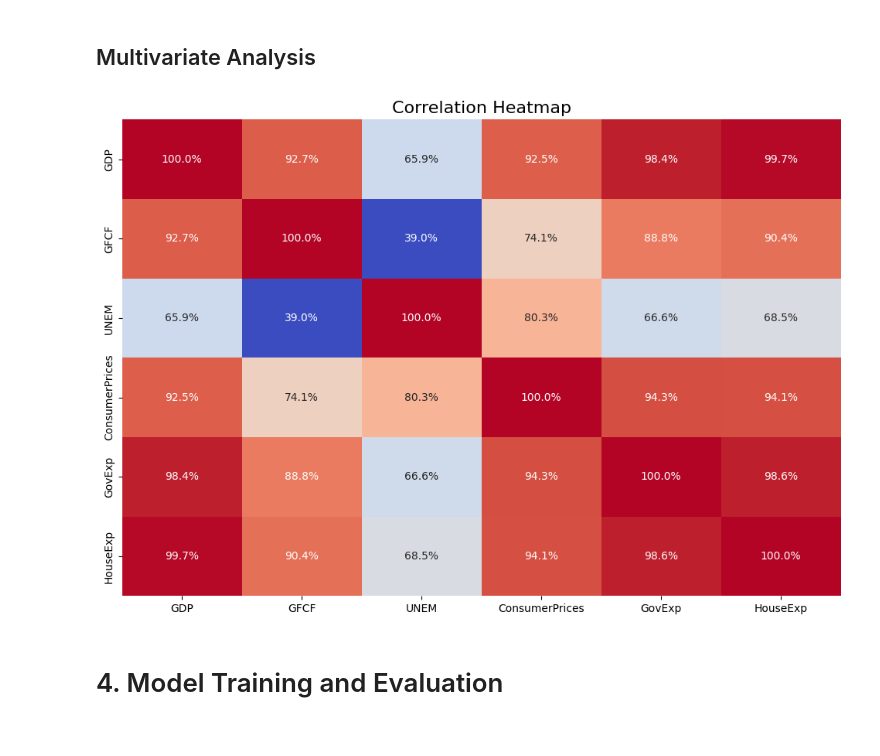
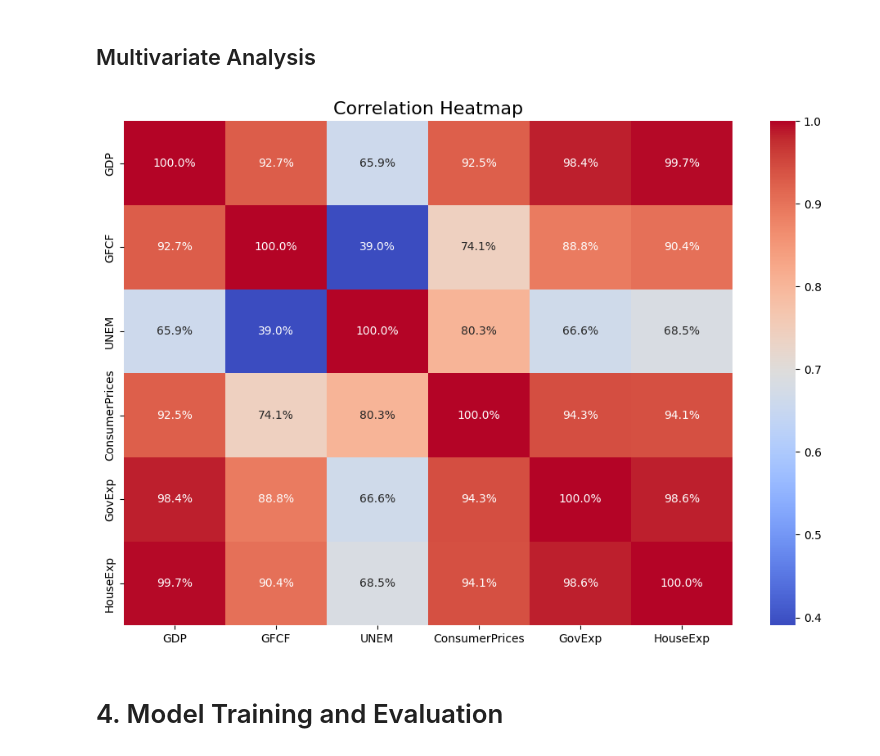
Before and after one commit to Mdhlalose/sarb-data-science-exercise, a Jupyter notebook: code.ipynb, the cells around one changed output. Saved outputs shown, nothing was run; the diff lists cells and outputs as text; code cells hidden in the pictures.

```diff
--- a/code.ipynb
+++ b/code.ipynb
@@ -250,12 +253,12 @@ for col in features:
 # %% [markdown]
 ## Multivariate Analysis
 # %%
-corr_matrix = df.drop(columns='Date').corr()
+corr_matrix = cleaned_df.drop(columns='Date').corr()
 plt.figure(figsize=(12, 8))
-sns.heatmap(corr_matrix, annot=True, cmap='coolwarm', fmt='.1%', cbar=False)
+sns.heatmap(corr_matrix, annot=True, cmap='coolwarm', fmt='.1%', cbar=True)
 plt.title('Correlation Heatmap', fontsize=16)
 plt.show()
 # %% [output]
-[figure, old version]
+[figure, new version]
 # %% [markdown]
 # 4. Model Training and Evaluation
```
Also changed, not shown: parts of 14 cells of this notebook.
